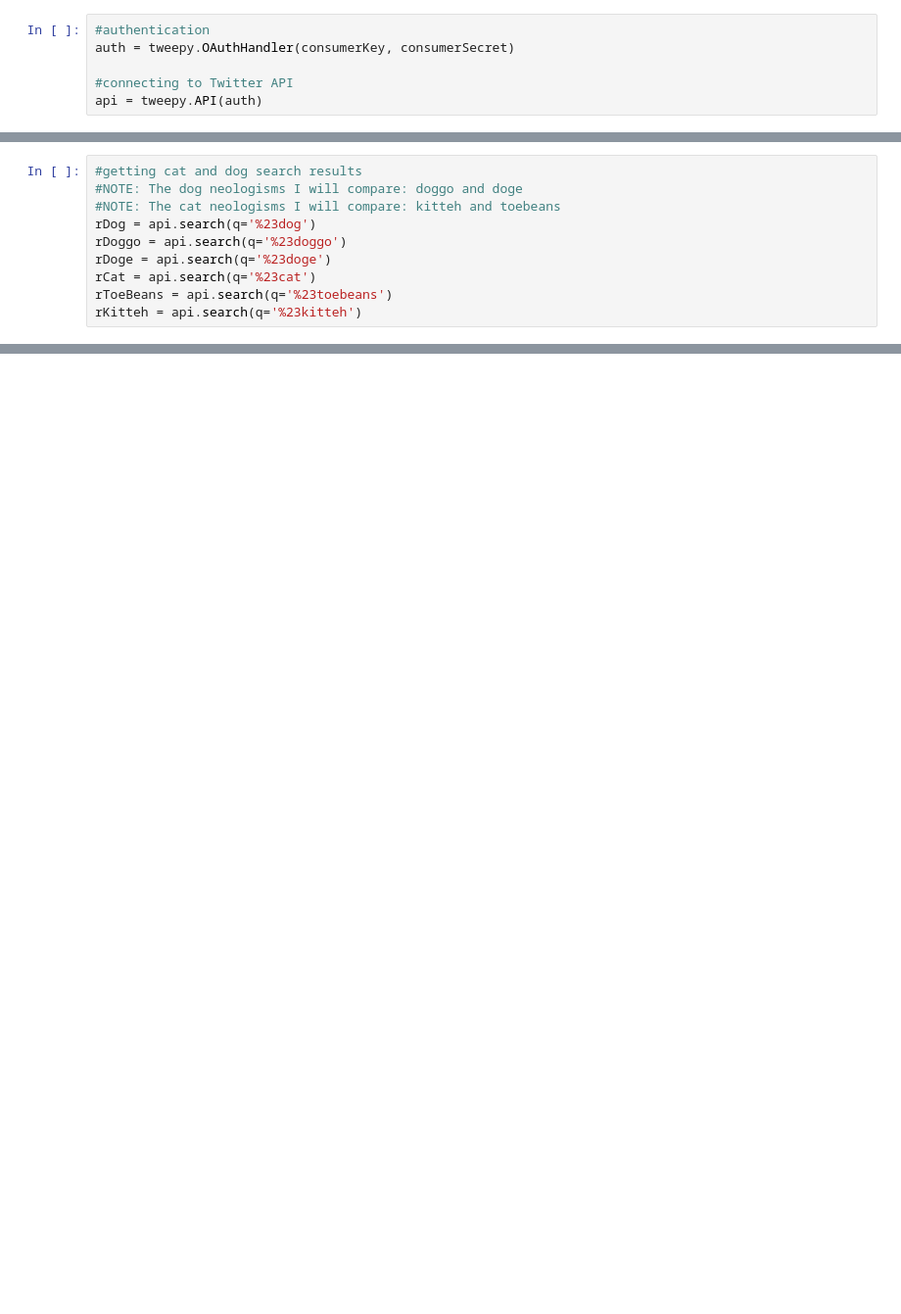
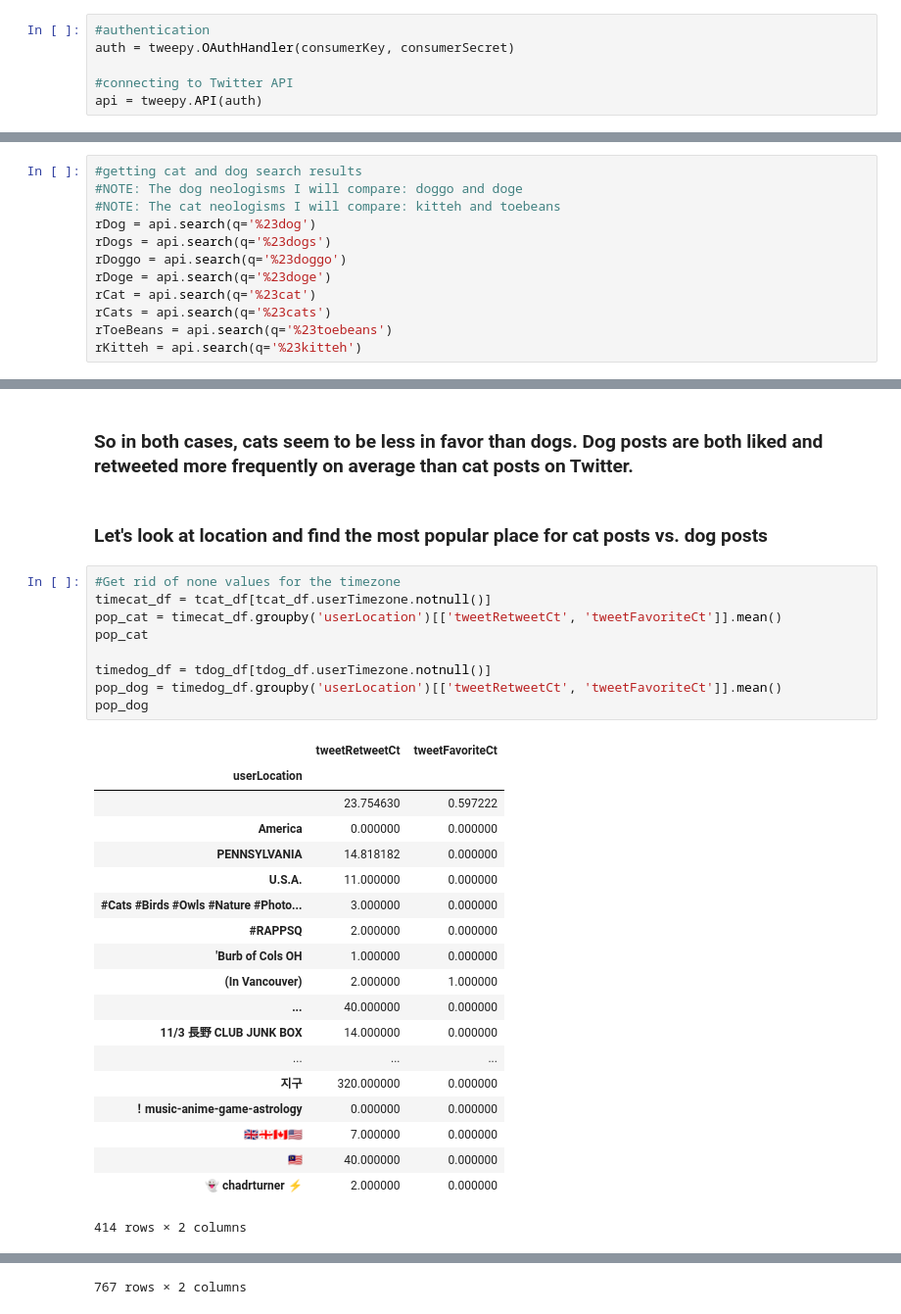
Before and after one commit to Data-Science-for-Linguists/Dog_vs_Cat_Neologisms_on_Twitter, a Jupyter notebook: Project.ipynb, the cells around one changed output, grey strips where cells are left out. Shown: that part at 98% size. Drawn from its saved outputs; the diff is of its cells as text; blank space fills up the shorter version.

```diff
--- a/Project.ipynb
+++ b/Project.ipynb
@@ -21,9 +30,11 @@ api = tweepy.API(auth)
 #NOTE: The dog neologisms I will compare: doggo and doge
 #NOTE: The cat neologisms I will compare: kitteh and toebeans
 rDog = api.search(q='%23dog')
+rDogs = api.search(q='%23dogs')
 rDoggo = api.search(q='%23doggo')
 rDoge = api.search(q='%23doge')
 rCat = api.search(q='%23cat')
+rCats = api.search(q='%23cats')
 rToeBeans = api.search(q='%23toebeans')
 rKitteh = api.search(q='%23kitteh')
 # %%
@@ -45,0 +215,33 @@ len(rDoggo)
+# %% [markdown]
+### So in both cases, cats seem to be less in favor than dogs. Dog posts are both liked and retweeted more frequently on average than cat posts on Twitter.
+# %% [markdown]
+### Let's look at location and find the most popular place for cat posts vs. dog posts
+# %%
+#Get rid of none values for the timezone
+timecat_df = tcat_df[tcat_df.userTimezone.notnull()]
+pop_cat = timecat_df.groupby('userLocation')[['tweetRetweetCt', 'tweetFavoriteCt']].mean()
+pop_cat
+
+timedog_df = tdog_df[tdog_df.userTimezone.notnull()]
+pop_dog = timedog_df.groupby('userLocation')[['tweetRetweetCt', 'tweetFavoriteCt']].mean()
+pop_dog
+# %% [output]
+|  | tweetRetweetCt | tweetFavoriteCt |
+| userLocation |  |  |
+|  | 23.754630 | 0.597222 |
+| America | 0.000000 | 0.000000 |
+| PENNSYLVANIA | 14.818182 | 0.000000 |
+| U.S.A. | 11.000000 | 0.000000 |
+| #Cats #Birds #Owls #Nature #Photo... | 3.000000 | 0.000000 |
+| #RAPPSQ | 2.000000 | 0.000000 |
+| 'Burb of Cols OH | 1.000000 | 0.000000 |
+| (In Vancouver) | 2.000000 | 1.000000 |
+| ... | 40.000000 | 0.000000 |
+| 11/3 長野 CLUB JUNK BOX | 14.000000 | 0.000000 |
+| ... | ... | ... |
+| 지구 | 320.000000 | 0.000000 |
+| ！music-anime-game-astrology | 0.000000 | 0.000000 |
+| 🇬🇧🇬🇪🇨🇦🇺🇸 | 7.000000 | 0.000000 |
+| 🇲🇾 | 40.000000 | 0.000000 |
+| 👻 chadrturner ⚡️ | 2.000000 | 0.000000 |
+414 rows × 2 columns
@@ -45,0 +266 @@ len(rDoggo)
+767 rows × 2 columns
```
Also changed, not shown: parts of 17 cells of this notebook, 2 other files.
